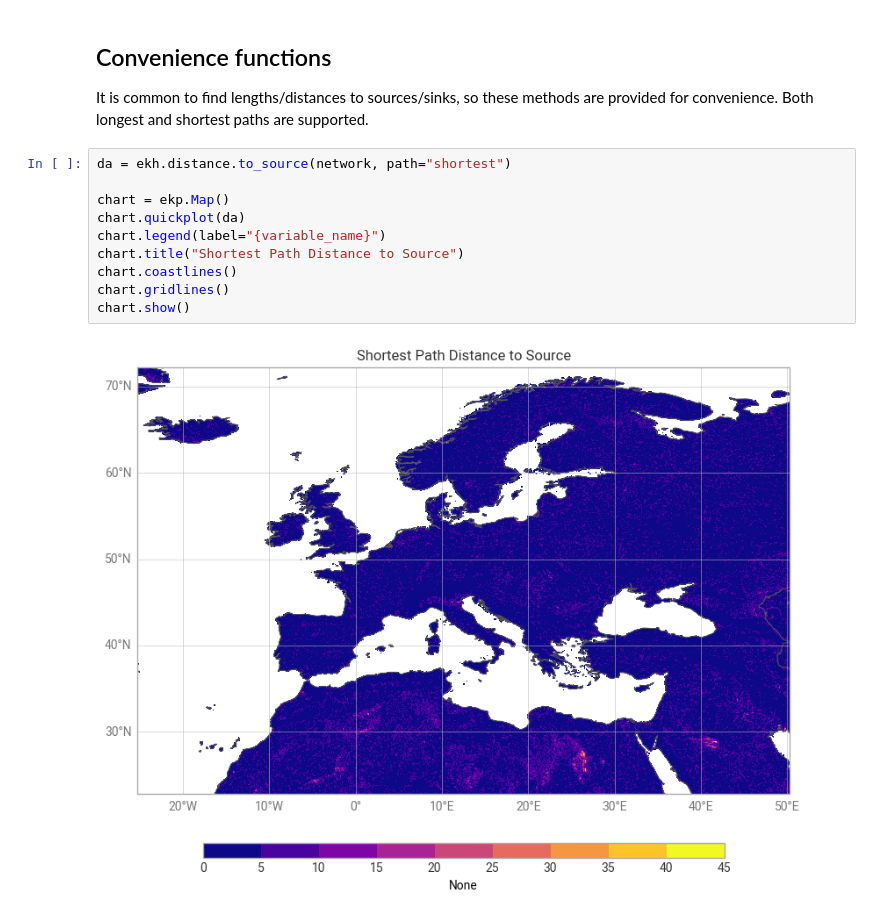
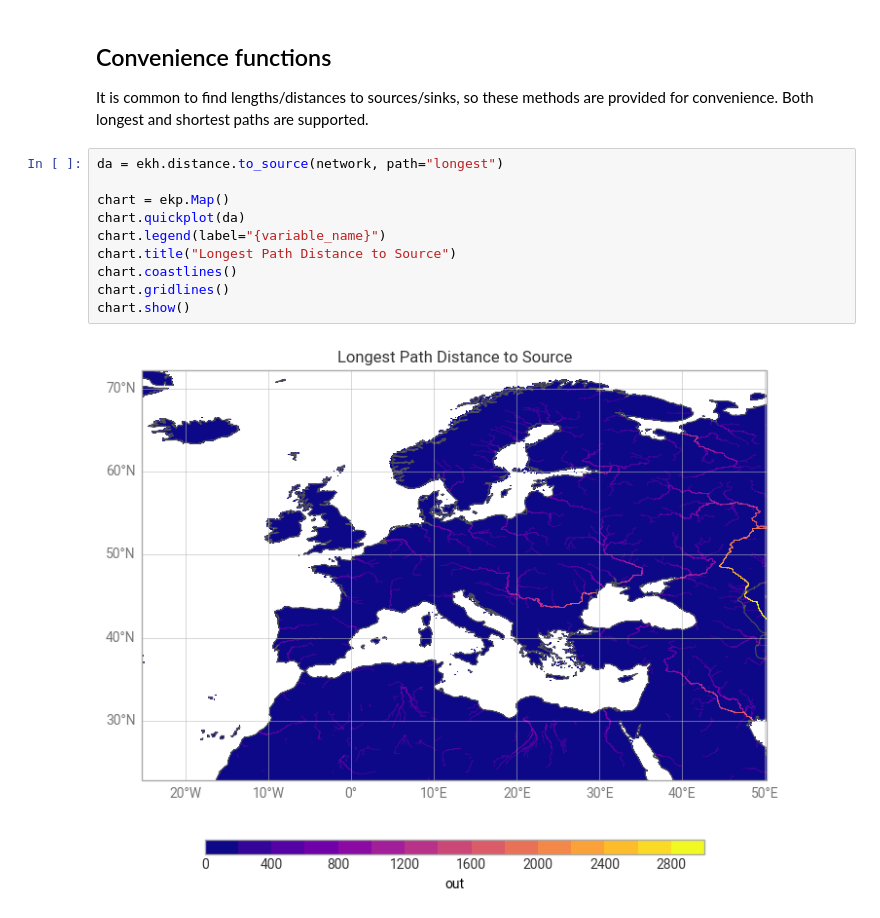
Before and after one commit to ecmwf-training/2026-earthkit-training, a Jupyter notebook: content/earthkit-hydro/ekh-4-distances-lengths.ipynb, the cells around one changed output. Drawn from its saved outputs; the diff is of its cells as text.

```diff
--- a/content/earthkit-hydro/ekh-4-distances-lengths.ipynb
+++ b/content/earthkit-hydro/ekh-4-distances-lengths.ipynb
@@ -94,17 +83,17 @@ np.True_
 
 It is common to find lengths/distances to sources/sinks, so these methods are provided for convenience. Both longest and shortest paths are supported.
 # %%
-da = ekh.distance.to_source(network, path="shortest")
+da = ekh.distance.to_source(network, path="longest")
 
 chart = ekp.Map()
 chart.quickplot(da)
 chart.legend(label="{variable_name}")
-chart.title("Shortest Path Distance to Source")
+chart.title("Longest Path Distance to Source")
 chart.coastlines()
 chart.gridlines()
 chart.show()
 # %% [output]
-[figure, old version]
+[figure, new version]
 # %%
 da = ekh.length.to_sink(network, path="longest")
 
```
Also changed, not shown: parts of 6 cells of this notebook, 5 other files.
